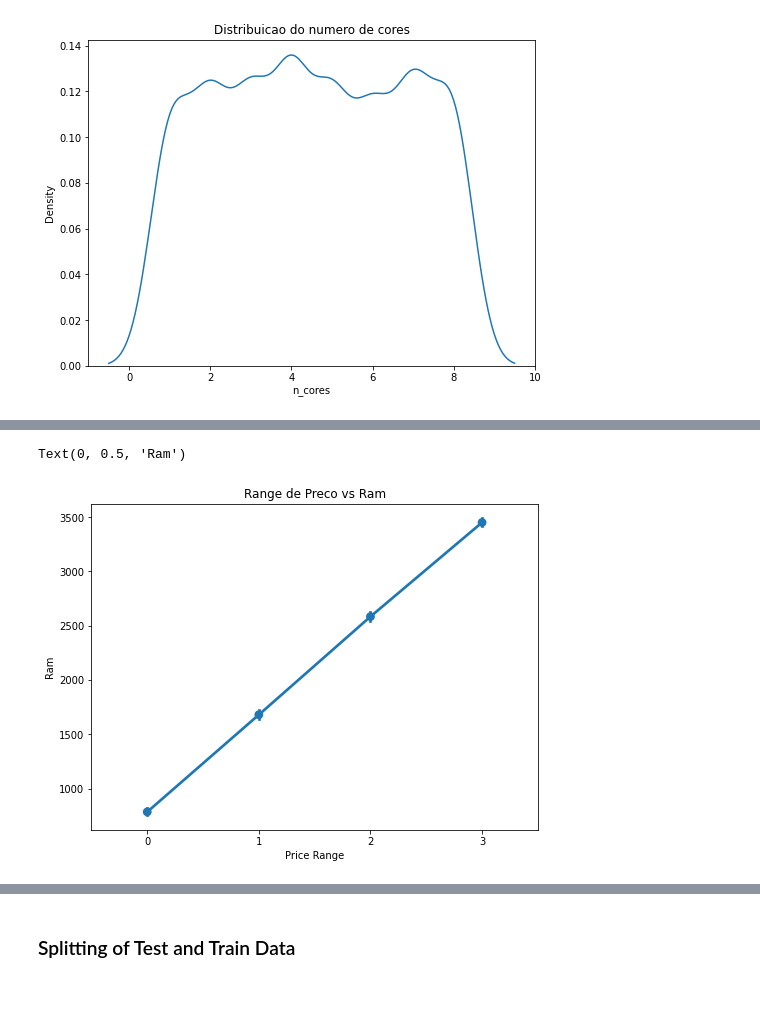
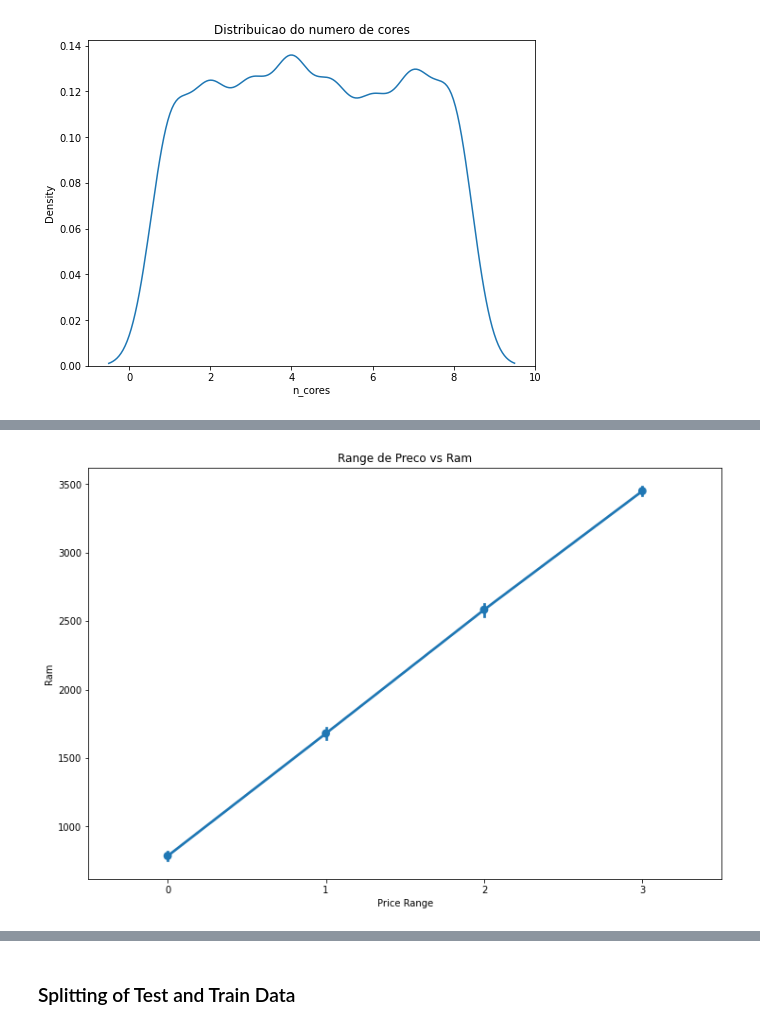
Before and after one commit to MaksonViini/Data-Science-Projects, a Jupyter notebook: Project-Mobile-Price-Classification/mobile_price_classification.ipynb, the cells around one changed output, grey strips where cells are left out. Saved outputs shown, nothing was run; the diff lists cells and outputs as text; code cells hidden in the pictures; blank space fills up the shorter version.

```diff
--- a/Project-Mobile-Price-Classification/mobile_price_classification.ipynb
+++ b/Project-Mobile-Price-Classification/mobile_price_classification.ipynb
@@ -213,9 +174,4 @@ Text(0, 0.5, 'Battery Power')
 # %%
-plt.figure(figsize=(8, 6))
-sns.pointplot(x='price_range', y='ram', data=df)
-plt.title('Range de Preco vs Ram')
-plt.xlabel('Price Range')
-plt.ylabel('Ram')
+ft.pointplot(df, 'price_range', 'ram', 'Range de Preco vs Ram', 'Price Range', 'Ram')
 # %% [output]
-Text(0, 0.5, 'Ram')
-[figure, old version]
+[figure, new version]
```
Also changed, not shown: parts of 17 cells of this notebook, 3 other files.
